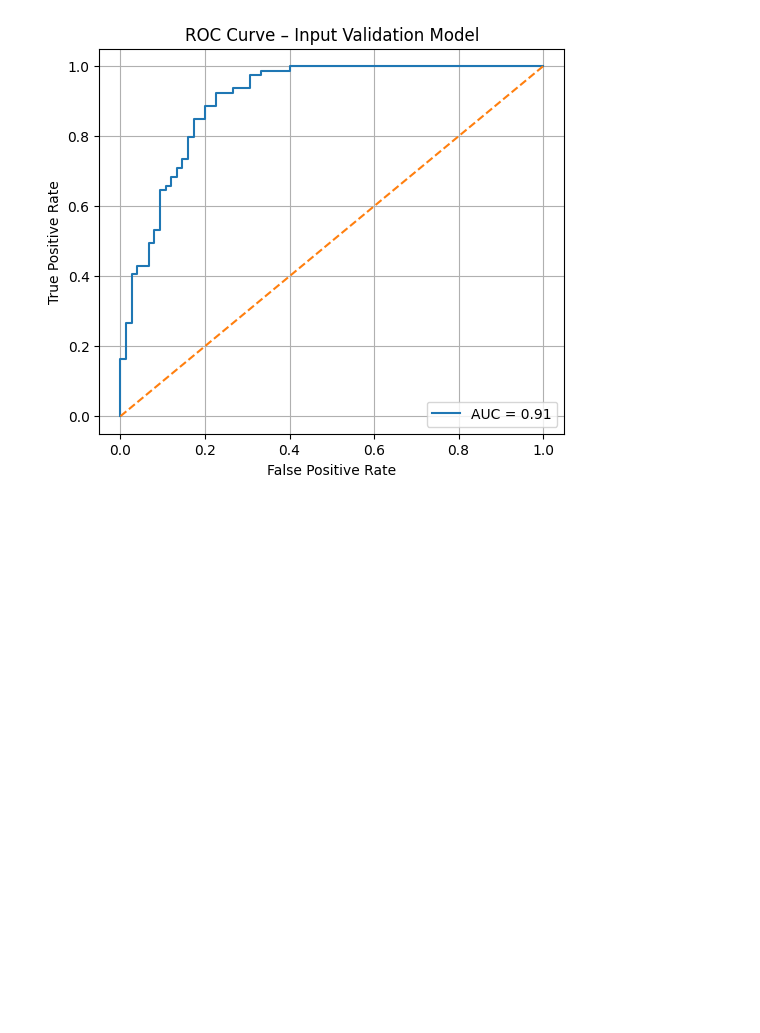
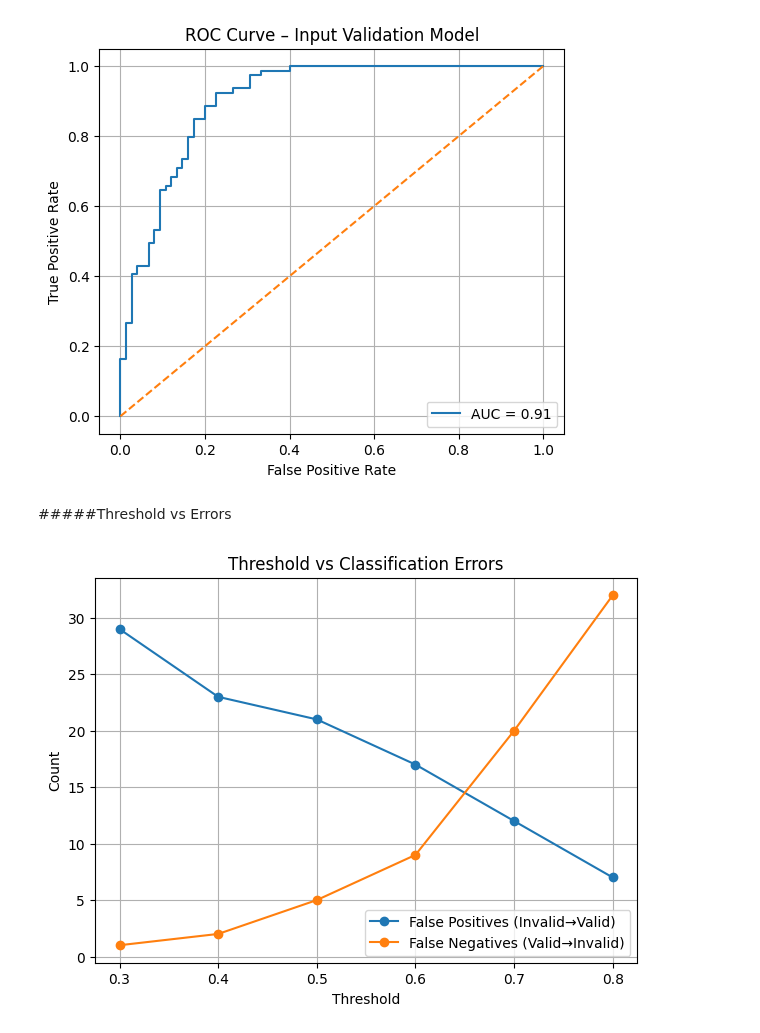
Before and after one commit to zaviruuu/Naga--ML-Based-Snake-Identifier-for-Sri-Lanka-, a Jupyter notebook: Input_Validation_Model.ipynb, the cells around one changed output. Saved outputs shown, nothing was run; the diff lists cells and outputs as text; code cells hidden in the pictures; blank space fills up the shorter version.

Commit message:
Thresshold vs Errors

```diff
--- a/Input_Validation_Model.ipynb
+++ b/Input_Validation_Model.ipynb
@@ -308,3 +308,26 @@ plt.grid(True)
 plt.show()
 # %% [output]
 [figure]
+# %% [markdown]
+#####Threshold vs Errors
+# %%
+thresholds = [0.3,0.4,0.5,0.6,0.7,0.8]
+fp_list, fn_list = [], []
+
+for th in thresholds:
+    p = (probs >= th).astype(int)
+    cm = confusion_matrix(y_true, p)
+    fp_list.append(cm[0,1])  # invalid → valid
+    fn_list.append(cm[1,0])  # valid → invalid
+
+plt.figure(figsize=(7,5))
+plt.plot(thresholds, fp_list, marker='o', label="False Positives (Invalid→Valid)")
+plt.plot(thresholds, fn_list, marker='o', label="False Negatives (Valid→Invalid)")
+plt.xlabel("Threshold")
+plt.ylabel("Count")
+plt.title("Threshold vs Classification Errors")
+plt.legend()
+plt.grid(True)
+plt.show()
+# %% [output]
+[figure, added]
```
